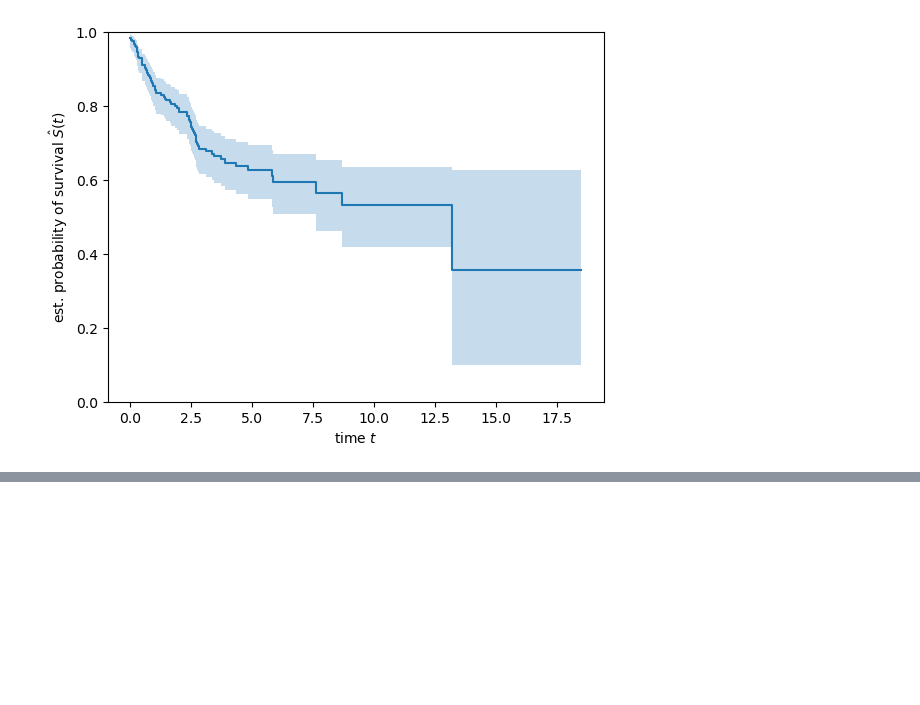
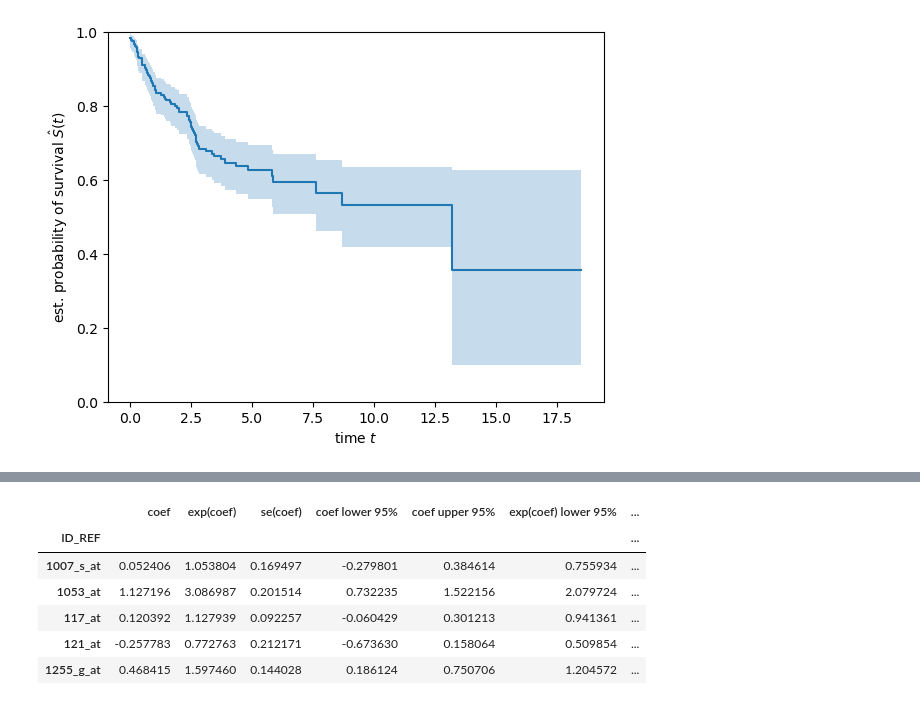
Before and after one commit to AlecSilver/liposarcoma_survival_modeling_BF550_final_project, a Jupyter notebook: notebook.ipynb, the cells around one changed output, grey strips where cells are left out. Saved outputs shown, nothing was run; the diff lists cells and outputs as text; code cells hidden in the pictures; blank space fills up the shorter version.

```diff
--- a/notebook.ipynb
+++ b/notebook.ipynb
@@ -1148,0 +349,11 @@ importance_df.sort_values(by='feature_importance', ascending=False).to_csv('feat
+# %%
+df.index = X.columns
+df.head()
+# %% [output]
+|  | coef | exp(coef) | se(coef) | coef lower 95% | coef upper 95% | exp(coef) lower 95% | ... |
+| ID_REF |  |  |  |  |  |  | ... |
+| 1007_s_at | 0.052406 | 1.053804 | 0.169497 | -0.279801 | 0.384614 | 0.755934 | ... |
+| 1053_at | 1.127196 | 3.086987 | 0.201514 | 0.732235 | 1.522156 | 2.079724 | ... |
+| 117_at | 0.120392 | 1.127939 | 0.092257 | -0.060429 | 0.301213 | 0.941361 | ... |
+| 121_at | -0.257783 | 0.772763 | 0.212171 | -0.673630 | 0.158064 | 0.509854 | ... |
+| 1255_g_at | 0.468415 | 1.597460 | 0.144028 | 0.186124 | 0.750706 | 1.204572 | ... |
```
Also changed, not shown: parts of 106 cells of this notebook.
